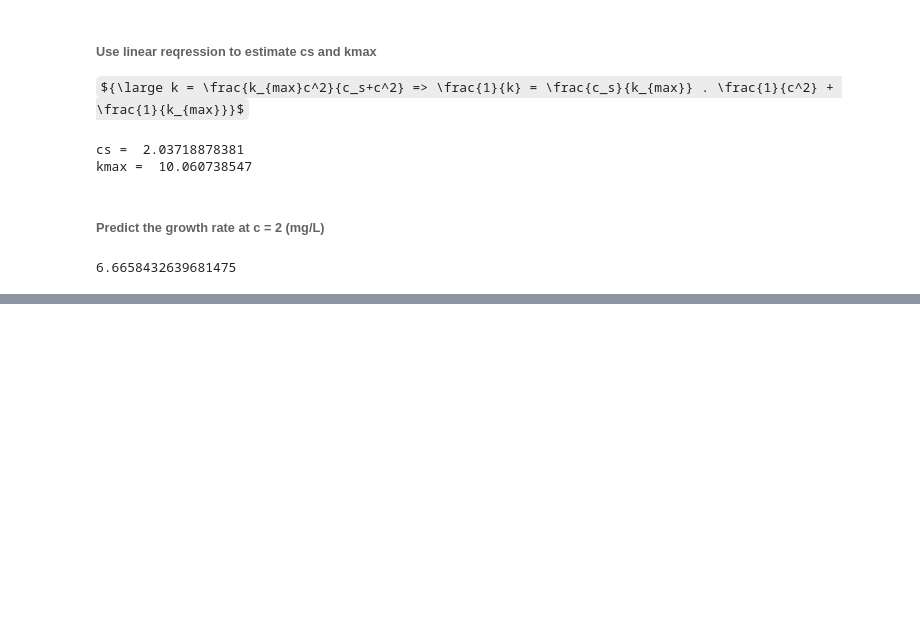
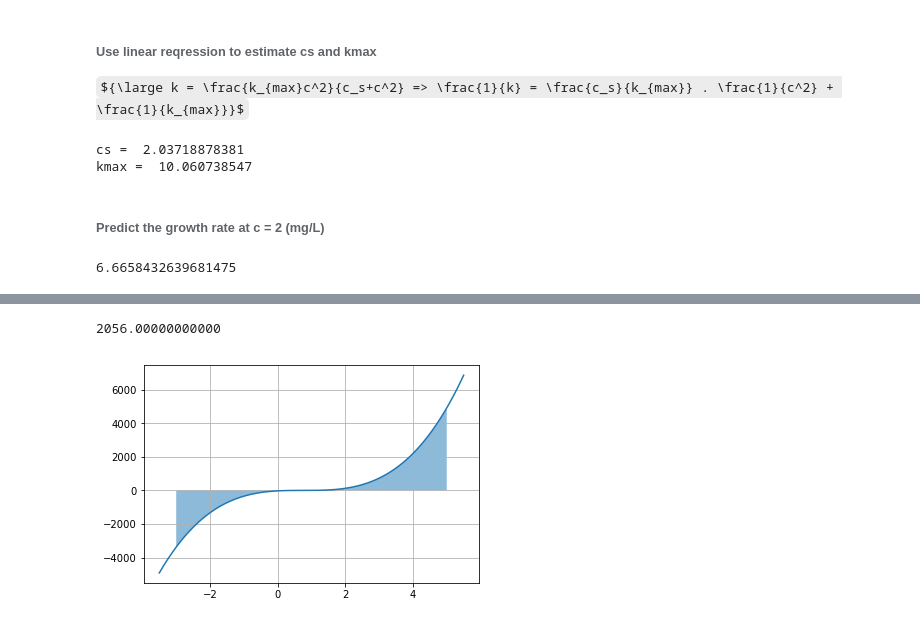
Before and after one commit to ChanhNguyen17/NumericalProblemSolving, a Jupyter notebook: Assignment 14 Review - Chanh Nguyen.ipynb, the cells around one changed output, grey strips where cells are left out. Drawn from its saved outputs; the diff is of its cells as text; code cells hidden in the pictures; some formulas as TeX source; blank space fills up the shorter version.

```diff
--- a/Assignment 14 Review - Chanh Nguyen.ipynb
+++ b/Assignment 14 Review - Chanh Nguyen.ipynb
@@ -403,0 +501,14 @@ k
+# %%
+# d) single application of Simpson’s 1/3 rule
+n = 2
+x = linspace(a, b, n+1)
+
+# Calculate the y-values
+y = f(x)
+
+# Use the single application of Simpson’s 1/3 rule
+Is = simps(y, x)
+ea = abs(I_true-Is)/I_true
+
+# The result and relative error
+Is, ea
@@ -403,0 +541,31 @@ k
+# %%
+# Define function f(x)
+def f(x):
+    return (4*x - 3)**3
+
+a = -3
+b = 5
+
+# Calculate the true integral result analytically
+z = sp.symbols('z')
+I_true = sp.integrate(f(z), (z, a, b)).evalf()
+I_true
+# %% [output]
+2056.00000000000
+# %%
+## Graphical presentation
+# Make the x-array
+x = linspace(a, b, 1000)
+# Calculate the function values
+y = f(x)
+
+# Fill the integration area
+fill_between(x, y, alpha = 0.5)
+
+# Make another graph showing the function
+x2 = linspace(a-0.5, b+0.5, 1000)
+y2 = f(x2)
+plot(x2, y2)
+grid()
+# %% [output]
+[figure, added]
```
Also changed, not shown: parts of 14 cells of this notebook.
